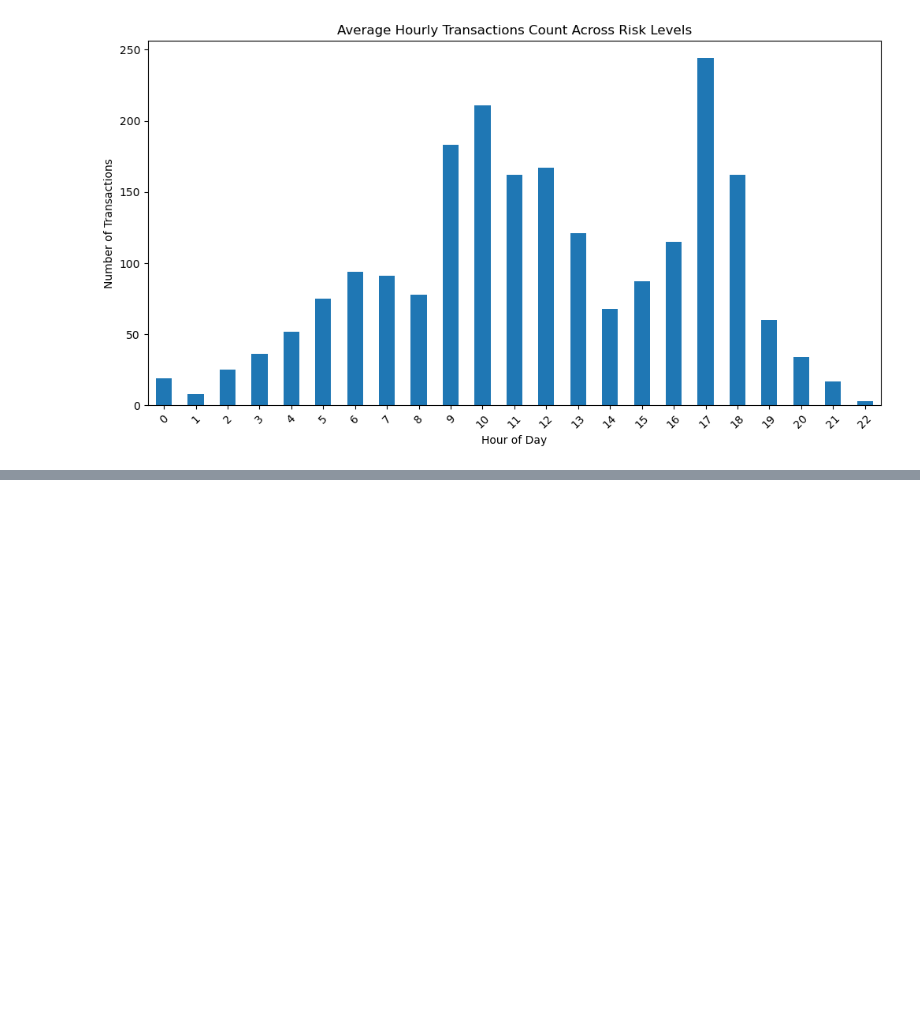
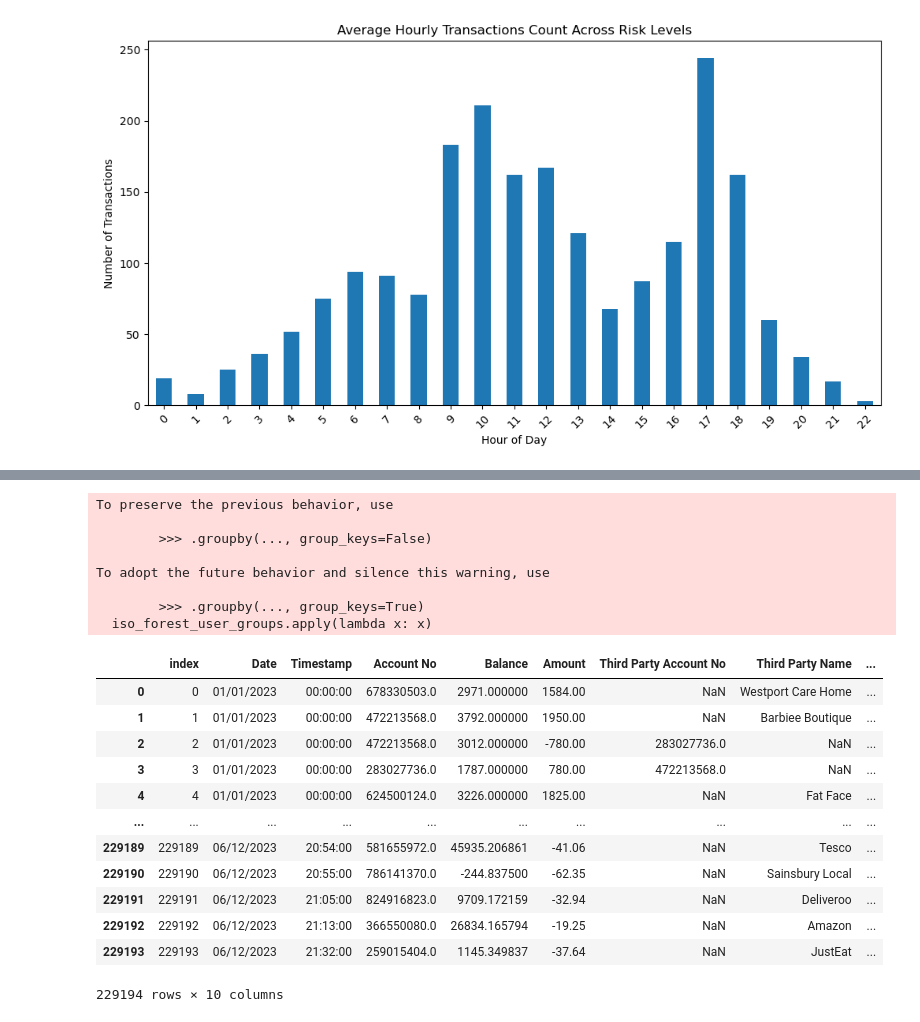
Before and after one commit to UoB-DSMP-2023-24/dsmp-2024-group27, a Jupyter notebook: AnomalyDetection/AnomalyDetection-Dataset2-Final .ipynb, the cells around one changed output, grey strips where cells are left out. Cells and saved outputs as stored; diff of their text form; code cells hidden in the pictures; blank space fills up the shorter version.

```diff
--- a/AnomalyDetection/AnomalyDetection-Dataset2-Final .ipynb
+++ b/AnomalyDetection/AnomalyDetection-Dataset2-Final .ipynb
@@ -547,0 +608,9 @@ plt.show()
+# %%
+def unix_ts_convert(date):
+    given_date = date
+    formated_date = datetime.datetime.strptime(given_date,"%Y-%m-%d %H:%M:%S")
+    Unix_timestamp = datetime.datetime.timestamp(formated_date)
+    return int(Unix_timestamp)
+# %%
+iso_forest_tx = simulated_cleaned_tx_df.reset_index()
+iso_forest_tx['Unix Timestamp'] = iso_forest_tx['Datetime'].apply(unix_ts_convert)
@@ -547,0 +639,26 @@ plt.show()
+# %%
+iso_forest_user_groups = iso_forest_tx.groupby('Account No')
+# %%
+iso_forest_user_groups.apply(lambda x: x)
+# %% [output]
+To preserve the previous behavior, use
+
+        >>> .groupby(..., group_keys=False)
+
+To adopt the future behavior and silence this warning, use
+
+        >>> .groupby(..., group_keys=True)
+  iso_forest_user_groups.apply(lambda x: x)
+|  | index | Date | Timestamp | Account No | Balance | Amount | Third Party Account No | Third Party Name | ... |
+| 0 | 0 | 01/01/2023 | 00:00:00 | 678330503.0 | 2971.000000 | 1584.00 | NaN | Westport Care Home | ... |
+| 1 | 1 | 01/01/2023 | 00:00:00 | 472213568.0 | 3792.000000 | 1950.00 | NaN | Barbiee Boutique | ... |
+| 2 | 2 | 01/01/2023 | 00:00:00 | 472213568.0 | 3012.000000 | -780.00 | 283027736.0 | NaN | ... |
+| 3 | 3 | 01/01/2023 | 00:00:00 | 283027736.0 | 1787.000000 | 780.00 | 472213568.0 | NaN | ... |
+| 4 | 4 | 01/01/2023 | 00:00:00 | 624500124.0 | 3226.000000 | 1825.00 | NaN | Fat Face | ... |
+| ... | ... | ... | ... | ... | ... | ... | ... | ... | ... |
+| 229189 | 229189 | 06/12/2023 | 20:54:00 | 581655972.0 | 45935.206861 | -41.06 | NaN | Tesco | ... |
+| 229190 | 229190 | 06/12/2023 | 20:55:00 | 786141370.0 | -244.837500 | -62.35 | NaN | Sainsbury Local | ... |
+| 229191 | 229191 | 06/12/2023 | 21:05:00 | 824916823.0 | 9709.172159 | -32.94 | NaN | Deliveroo | ... |
+| 229192 | 229192 | 06/12/2023 | 21:13:00 | 366550080.0 | 26834.165794 | -19.25 | NaN | Amazon | ... |
+| 229193 | 229193 | 06/12/2023 | 21:32:00 | 259015404.0 | 1145.349837 | -37.64 | NaN | JustEat | ... |
+229194 rows × 10 columns
```
Also changed, not shown: parts of 12 cells of this notebook, 7 other files.
